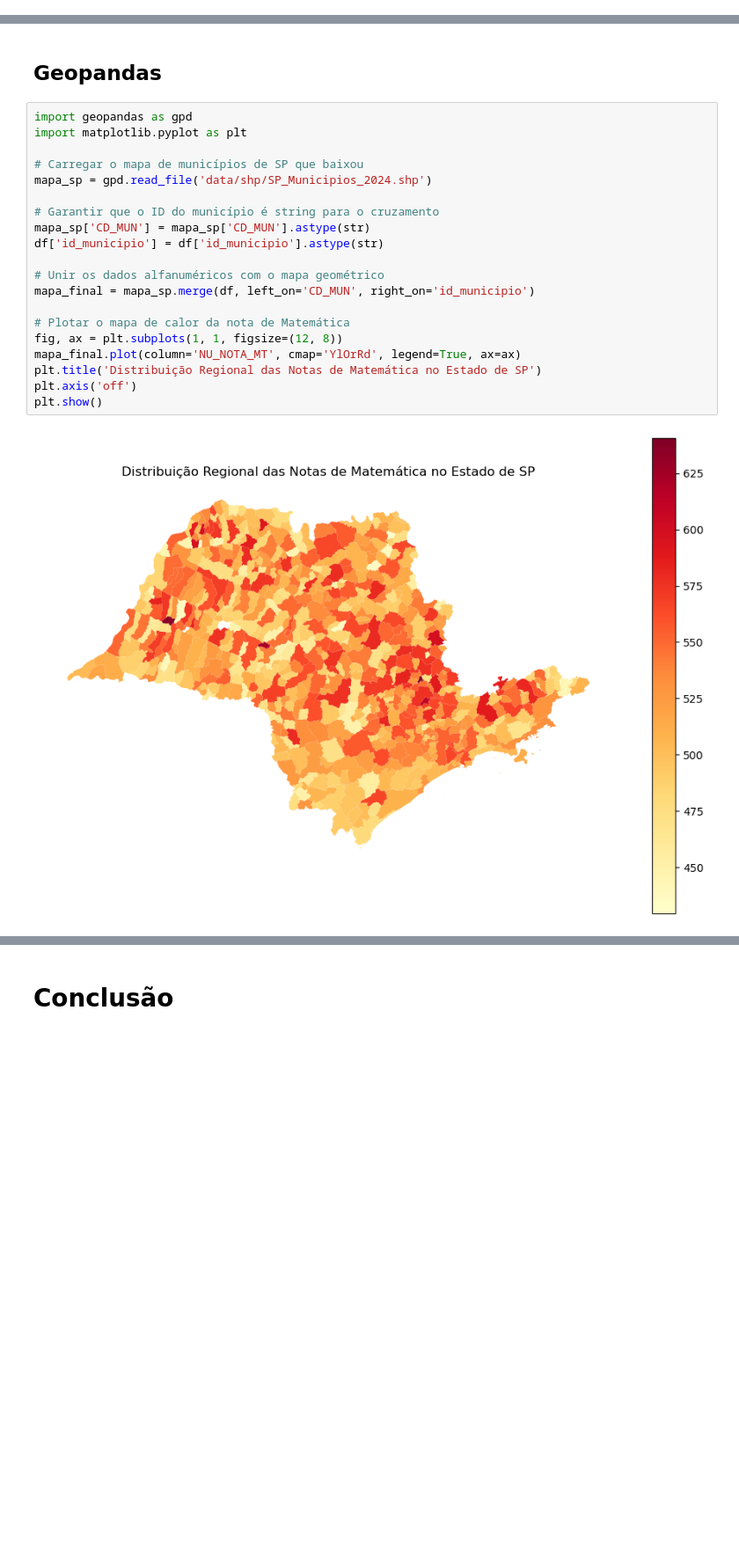
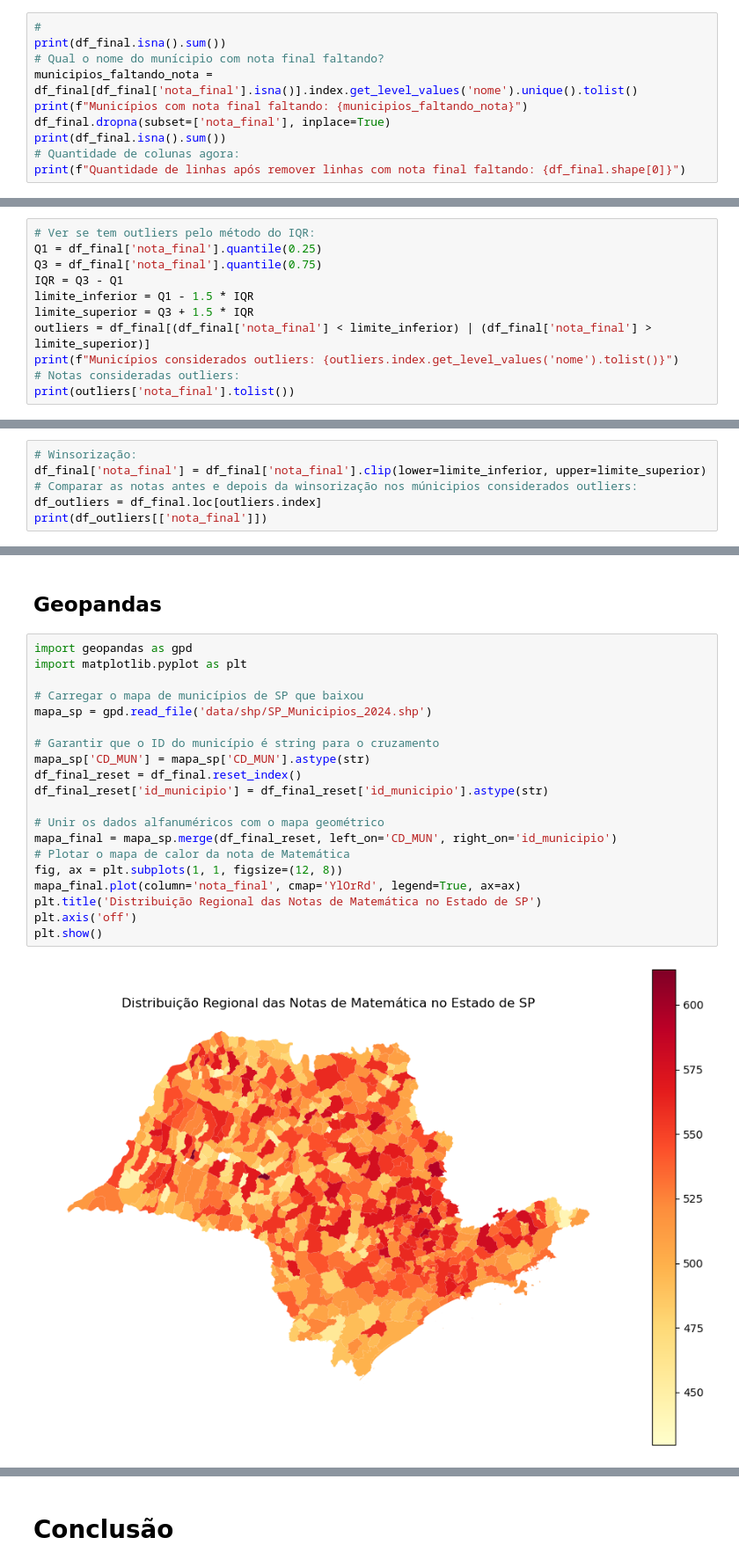
Before and after one commit to lsterra/trabalho_final_metodos_2026, a Jupyter notebook: analise_enem_sp_infraestrutura.ipynb, the cells around one changed output, grey strips where cells are left out. Shown at 88% size. Saved outputs shown, nothing was run; the diff lists cells and outputs as text; blank space fills up the shorter version.

Commit message:
Correção do mapa, outliers e valores nulos

```diff
--- a/analise_enem_sp_infraestrutura.ipynb
+++ b/analise_enem_sp_infraestrutura.ipynb
@@ -105,0 +114,10 @@ id_municipio nome
+# %%
+#
+print(df_final.isna().sum())
+# Qual o nome do munícipio com nota final faltando?
+municipios_faltando_nota = df_final[df_final['nota_final'].isna()].index.get_level_values('nome').unique().tolist()
+print(f"Municípios com nota final faltando: {municipios_faltando_nota}")
+df_final.dropna(subset=['nota_final'], inplace=True)
+print(df_final.isna().sum())
+# Quantidade de colunas agora:
+print(f"Quantidade de linhas após remover linhas com nota final faltando: {df_final.shape[0]}")
@@ -105,0 +142,11 @@ id_municipio nome
+# %%
+# Ver se tem outliers pelo método do IQR:
+Q1 = df_final['nota_final'].quantile(0.25)
+Q3 = df_final['nota_final'].quantile(0.75)
+IQR = Q3 - Q1
+limite_inferior = Q1 - 1.5 * IQR
+limite_superior = Q3 + 1.5 * IQR
+outliers = df_final[(df_final['nota_final'] < limite_inferior) | (df_final['nota_final'] > limite_superior)]
+print(f"Municípios considerados outliers: {outliers.index.get_level_values('nome').tolist()}")
+# Notas consideradas outliers:
+print(outliers['nota_final'].tolist())
@@ -105,0 +156,6 @@ id_municipio nome
+# %%
+# Winsorização:
+df_final['nota_final'] = df_final['nota_final'].clip(lower=limite_inferior, upper=limite_superior)
+# Comparar as notas antes e depois da winsorização nos múnicipios considerados outliers:
+df_outliers = df_final.loc[outliers.index]
+print(df_outliers[['nota_final']])
@@ -182,25 +282,25 @@ Name: nota_final, dtype: float64
 # %%
 import geopandas as gpd
 import matplotlib.pyplot as plt
 
 # Carregar o mapa de municípios de SP que baixou
 mapa_sp = gpd.read_file('data/shp/SP_Municipios_2024.shp')
 
 # Garantir que o ID do município é string para o cruzamento
 mapa_sp['CD_MUN'] = mapa_sp['CD_MUN'].astype(str)
-df['id_municipio'] = df['id_municipio'].astype(str)
+df_final_reset = df_final.reset_index()
+df_final_reset['id_municipio'] = df_final_reset['id_municipio'].astype(str)
 
 # Unir os dados alfanuméricos com o mapa geométrico
-mapa_final = mapa_sp.merge(df, left_on='CD_MUN', right_on='id_municipio')
-
+mapa_final = mapa_sp.merge(df_final_reset, left_on='CD_MUN', right_on='id_municipio')
 # Plotar o mapa de calor da nota de Matemática
 fig, ax = plt.subplots(1, 1, figsize=(12, 8))
-mapa_final.plot(column='NU_NOTA_MT', cmap='YlOrRd', legend=True, ax=ax)
+mapa_final.plot(column='nota_final', cmap='YlOrRd', legend=True, ax=ax)
 plt.title('Distribuição Regional das Notas de Matemática no Estado de SP')
 plt.axis('off')
 plt.show()
 # %% [output]
-[figure, old version]
+[figure, new version]
 # %%
 # Criar o mapa de calor para idh_municipio
 fig, ax = plt.subplots(1, 1, figsize=(12, 8))
```
Also changed, not shown: parts of 12 cells of this notebook.
